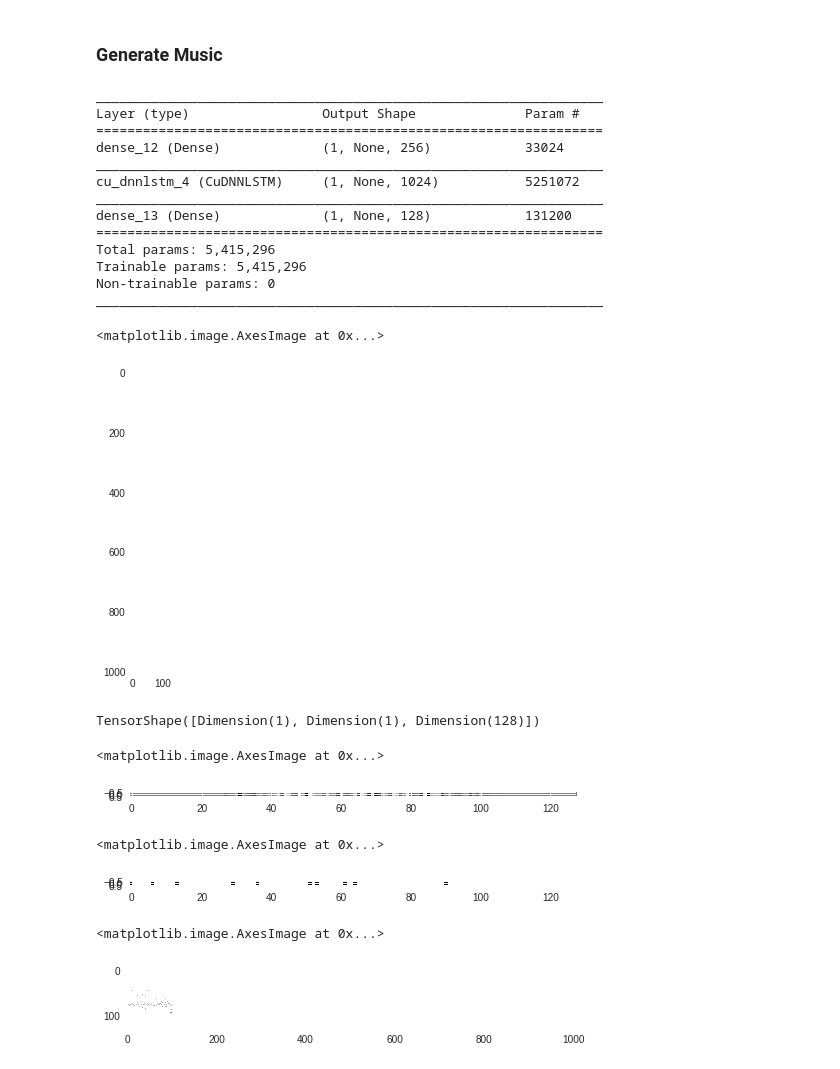
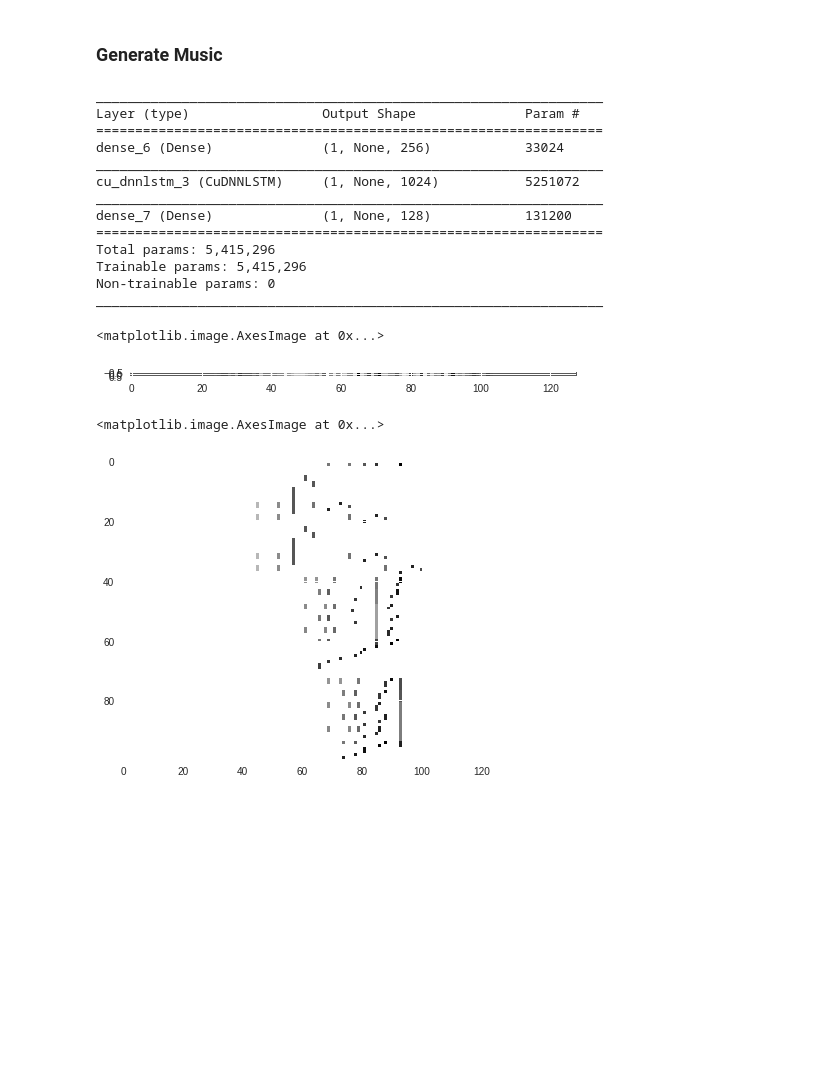
Before and after one commit to mei-t/ml_music, a Jupyter notebook: music-playground.ipynb, the cells around one changed output. Saved outputs shown, nothing was run; the diff lists cells and outputs as text; code cells hidden in the pictures; blank space fills up the shorter version.

Commit message:
generate music from introduction

```diff
--- a/music-playground.ipynb
+++ b/music-playground.ipynb
@@ -188,21 +188,3 @@ Wrote: liszt/liz_donjuan.mid @ 13.260349837994438
        [0., 0., 0., ..., 0., 0., 0.],
        [0., 0., 0., ..., 0., 0., 0.],
        [0., 0., 0., ..., 0., 0., 0.]]), 'src': 'liszt/liz_donjuan.mid', 'fs': 13.260349837994438, 'midi': <pretty_midi.pretty_midi.PrettyMIDI object at 0x...>, 'tempo': 198.90524756991658, 'simplified ...
-# %%
-ex = corpus[0]['pr']
-
-#ref https://www.tensorflow.org/tutorials/sequences/text_generation
-
-seq_length = 100
-examples_per_epoch = ex.shape[1]
-pr_dataset = tf.data.Dataset.from_tensor_slices(tf.cast(ex.T, tf.float32)) #"".T"は転置
-pr_dataset.output_shapes
-
-#for i in pr_dataset.take(5):
-#  print(i.numpy())
-#  print(i.numpy().shape)
-
-sequences = pr_dataset.batch(seq_length+1, drop_remainder=True)
-
-for item in sequences.take(3):
-  plt.imshow(item.numpy())
@@ -429,66 +383,38 @@ plt.imshow(np.nonzero(np.diff(target_example_batch.numpy()[0], axis = 0)))
 # %% [markdown]
 ### Generate Music
 # %%
-model = build_model(1, None)
-model.load_weights(model_path)
-model.build(tf.TensorShape([1, None, keys_dim]))
-model.summary()
+gen_model = build_model(1, None)
+gen_model.load_weights(model_path)
+gen_model.build(tf.TensorShape([1, None, keys_dim]))
+gen_model.summary()
 # %% [output]
 _________________________________________________________________
 Layer (type)                 Output Shape              Param #
 =================================================================
-dense_12 (Dense)             (1, None, 256)            33024
+dense_6 (Dense)              (1, None, 256)            33024
 _________________________________________________________________
-cu_dnnlstm_4 (CuDNNLSTM)     (1, None, 1024)           5251072
+cu_dnnlstm_3 (CuDNNLSTM)     (1, None, 1024)           5251072
 _________________________________________________________________
-dense_13 (Dense)             (1, None, 128)            131200
+dense_7 (Dense)              (1, None, 128)            131200
 =================================================================
 Total params: 5,415,296
 Trainable params: 5,415,296
 Non-trainable params: 0
 _________________________________________________________________
 # %%
-# Number of  notes to generate
-num_generate = 1000
-
-# Buffer for output
-result = np.zeros([num_generate+1, keys_dim], dtype=np.float32)
-plt.imshow(result)
+# Try to generate first
+gen_model.reset_states()
+example_predictions = gen_model(np.zeros([1, 1, keys_dim], dtype=np.float32))
+plt.imshow(example_predictions[0])
 # %% [output]
 <matplotlib.image.AxesImage at 0x...>
-[figure, old version]
+[figure, new version]
-# %%
-# Make first inout
-input_eval = tf.expand_dims(result[0:1], 0)
-input_eval.shape
-# %% [output]
-TensorShape([Dimension(1), Dimension(1), Dimension(128)])
-# %%
-# Try to generate first
-model.reset_states()
-predictions = model(input_eval)
-predictions = tf.squeeze(predictions, 0)
-result[1] = predictions
-plt.imshow(predictions)
-# %% [output]
-<matplotlib.image.AxesImage at 0x...>
-[figure, removed]
-# %%
-# Initialize first keys randomly
-for i in range(10):
-    key = int(np.clip(np.random.normal(keys_dim/2, keys_dim/4), 0, keys_dim - 1))
-    result[0][key] = 100
-
-plt.imshow(result[0:1])
-# %% [output]
-<matplotlib.image.AxesImage at 0x...>
-[figure, removed]
 # %%
 # Use randomly training data
-intro = list(dataset.take(1))[0][0][0]
-intro_length = intro.shape[0]
-result[0 : intro_length] = intro
-plt.imshow(result.T)
+def intro_from_dataset():
+  return list(dataset.shuffle(BUFFER_SIZE).take(1))[0][0][0]
+
+plt.imshow(intro_from_dataset())
 # %% [output]
 <matplotlib.image.AxesImage at 0x...>
-[figure, old version]
+[figure, new version]
```
Also changed, not shown: parts of 20 cells of this notebook, 1 other file.
